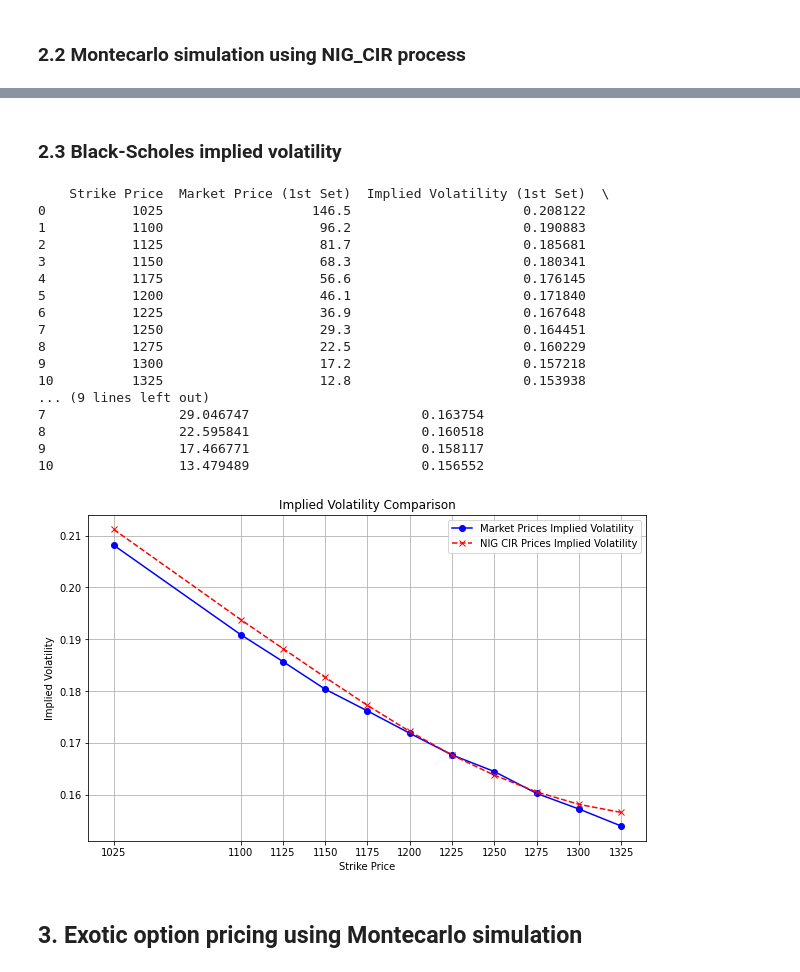
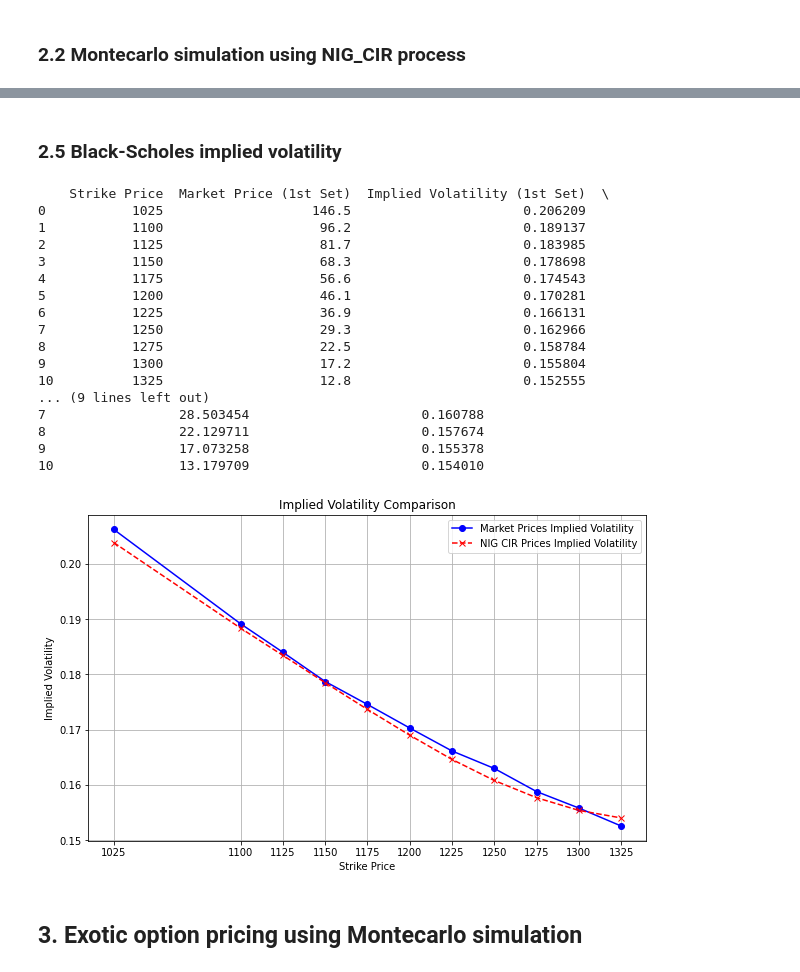
Before and after one commit to FabbriSimo001/LPA_Stochastic_Volatility, a Jupyter notebook: LPA-Group_Assignment.ipynb, the cells around one changed output, grey strips where cells are left out. Drawn from its saved outputs; the diff is of its cells as text; code cells hidden in the pictures.

```diff
--- a/LPA-Group_Assignment.ipynb
+++ b/LPA-Group_Assignment.ipynb
@@ -344,11 +346,23 @@ def risk_neutral (r, q, u, t, kappa, eta, lambda_, y0):
     # new u (suggested by professor)
     #u = -1*delta*(cmath.sqrt(alpha*alpha-(beta+1)**2) - cmath.sqrt(alpha*alpha-beta*beta))
     # Calculate gamma (γ)
-    gamma = math.sqrt(kappa*kappa - 2 * (lambda_*lambda_) * u)
-    # Calculate the expression
-    numerator = math.exp((kappa*kappa * eta * t) / (lambda_*lambda_)) * math.exp((2 * y0 * u) / (kappa + gamma * (math.cosh(gamma * t / 2)/math.sinh(gamma * t / 2))))
-    denominator = (math.cosh(gamma * t / 2) + (kappa * math.sinh(gamma * t / 2)) / gamma) ** (2 * kappa * eta / (lambda_**2))
-    exp_iuYt_y0 = numerator / denominator
-    result = ((math.exp((r-q)*t))/exp_iuYt_y0)
+    if(t>0):
+        gamma = math.sqrt(kappa*kappa - 2 * (lambda_*lambda_) * u)
+        # Calculate the expression
+        numerator = math.exp((kappa*kappa * eta * t) / (lambda_*lambda_)) * math.exp((2 * y0 * u) / (kappa + gamma * (math.cosh(gamma * t / 2)/math.sinh(gamma * t / 2))))
+        denominator = (math.cosh(gamma * t / 2) + (kappa * math.sinh(gamma * t / 2)) / gamma) ** (2 * kappa * eta / (lambda_**2))
+        exp_iuYt_y0 = numerator / denominator
+        result = ((math.exp((r-q)*t))/exp_iuYt_y0)
+    else:
+        return 1
 
     return result
+
+def apply_risk_neutral (r, q, u, tarray, price_process, kappa, eta, lambda_, y0):
+    i=0
+    copyprocess = price_process
+    for element in tarray:
+        risk_neutral_ = risk_neutral (r, q, u, element, kappa, eta, lambda_, y0)
+        copyprocess[i]=copyprocess[i]*risk_neutral_
+        i=i+1
+    return copyprocess
@@ -380,9 +526,9 @@ u = -1*delta*(math.sqrt(alpha*alpha-(beta+1)**2) - math.sqrt(alpha*alpha-beta*be
 for i in range(num_paths):
     # Generate a new set of daily log returns for this trajectory
     time, levy_process = get_NIG_CIR(kappa, eta, lambda_, y0, T, N, alpha, beta, delta)
-    risk_neutral_ =  risk_neutral (r, q, u, T, kappa, eta, lambda_, y0)
     prices = starting_price * np.exp(levy_process)
-    paths[1:, i] = prices  # Convert log returns to price path
+    risk_neutral_prices =  apply_risk_neutral (r, q, u, np.linspace(0, T, N), prices, kappa, eta, lambda_, y0)
+    paths[1:, i] = risk_neutral_prices  # Convert log returns to price path
 # Plot the 100 simulated paths
 plt.figure(figsize=(12, 6))
 for i in range(num_paths):
@@ -445,14 +591,14 @@ def get_montecarlo_nig_cir_call(kappa, eta, lambda_, y0, T, N, alpha, beta, delt
     for i in range(num_paths):
         # Generate a new set of daily log returns for this trajectory
         time, levy_process = get_NIG_CIR(kappa, eta, lambda_, y0, T, N, alpha, beta, delta)
-        prices = starting_price * np.exp(levy_process) * risk_neutral_
+        prices = starting_price * np.exp(levy_process) * risk_neutral_ #*Works only as a risk neutral correction for the final price
         # Calculate payoffs for each strike on the same price path
         final_price = prices[-1]
         for strike in strikes:
             payoff = max(final_price - strike, 0)  # Call option payoff formula
             strike_payoffs[strike].append(payoff)
     # Calculate the average payoff for each strike and return results
-    option_prices = {strike: math.exp(-(r-q)*N/252)*statistics.mean(payoffs) for strike, payoffs in strike_payoffs.items()}
+    option_prices = {strike: math.exp(-(r)*N/252)*statistics.mean(payoffs) for strike, payoffs in strike_payoffs.items()}
     return option_prices
 
 def get_montecarlo_nig_call(N, alpha, beta, delta, r, q, starting_price, strikes, num_paths):
@@ -472,13 +618,13 @@ def get_montecarlo_nig_call(N, alpha, beta, delta, r, q, starting_price, strikes
     for i in range(num_paths):
         # Generate a new set of daily log returns for this trajectory
         time, levy_process = get_NIG(t, alpha, beta, delta)
-        prices = starting_price * np.exp(levy_process) * risk_neutral_
+        prices = starting_price * np.exp(levy_process) * risk_neutral_ #*Works only as a risk neutral correction for the final price
         # Calculate payoffs for each strike on the same price path
         final_price = prices[-1]
         for strike in strikes:
             payoff = max(final_price - strike, 0)  # Call option payoff formula
             strike_payoffs[strike].append(payoff)
     # Calculate the average payoff for each strike and return results
-    option_prices = {strike: math.exp(-(r-q)*N/252)*statistics.mean(payoffs) for strike, payoffs in strike_payoffs.items()}
+    option_prices = {strike: math.exp(-(r)*N/252)*statistics.mean(payoffs) for strike, payoffs in strike_payoffs.items()}
     return option_prices
 # %% [markdown]
@@ -488,7 +634,7 @@ def get_montecarlo_nig_call(N, alpha, beta, delta, r, q, starting_price, strikes
 strikes = [1025, 1100, 1125, 1150, 1175, 1200, 1225, 1250, 1275, 1300, 1325]
 market_prices = [146.50, 96.20, 81.70, 68.30, 56.60, 46.10, 36.90, 29.30, 22.50, 17.20, 12.80]
 #Common paramters
-N = 230 # Business days From April 2002 to March 2003
+N = 234 #Business days From 18th April 2002 to 21th March 2003
 T_BS = N/252
 T_NIG_CIR = 1 #Always one
 # Black-Scholes parameters
@@ -642,6 +788,6 @@ The NIG model is better by 14.08%.
 [figure]
 # %% [markdown]
-### 2.3 Black-Scholes implied volatility
+### 2.5 Black-Scholes implied volatility
 # %%
 # Function to find the implied volatility using Brent's method
 def implied_volatility_call_brent(price, S, K, T, r, q):
@@ -665,55 +811,55 @@ nig_cir_prices = data_model["NIG_CIR Price"]
 r = 0.019
 q = 0.012
 S = 1124.47
-N = 230 # business days until the options' maturity
+N = 234 # business days until the options' maturity
 T = N / 252
 # Calculate implied volatilities for the first data set using Brent's method
 implied_vols1 = [implied_volatility_call_brent(price, S, K, T, r, q) for price, K in zip(market_prices, strikes)]
 # Calculate implied volatilities for the second data set using Brent's method
 implied_vols2 = [implied_volatility_call_brent(price, S, K, T, r, q) for price, K in zip(nig_cir_prices, strikes)]
 # Create a DataFrame to display the results
 data = {
     'Strike Price': strikes,
     'Market Price (1st Set)': market_prices,
     'Implied Volatility (1st Set)': implied_vols1,
     'NIG CIR Price (2nd Set)': nig_cir_prices,
     'Implied Volatility (2nd Set)': implied_vols2
 }
 results_table = pd.DataFrame(data)
 # Display the results table
 print(results_table)
 # Plotting the implied volatilities
 plt.figure(figsize=(10, 6))
 # Plot for the first data set
 plt.plot(strikes, implied_vols1, marker='o', linestyle='-', color='b', label='Market Prices Implied Volatility')
 # Plot for the second data set
 plt.plot(strikes, implied_vols2, marker='x', linestyle='--', color='r', label='NIG CIR Prices Implied Volatility')
 plt.title('Implied Volatility Comparison')
 plt.xlabel('Strike Price')
 plt.ylabel('Implied Volatility')
 plt.xticks(strikes)
 plt.grid()
 plt.legend()
 plt.show()
 # %% [output]
     Strike Price  Market Price (1st Set)  Implied Volatility (1st Set)  \
-0           1025                   146.5                      0.208122
-1           1100                    96.2                      0.190883
-2           1125                    81.7                      0.185681
-3           1150                    68.3                      0.180341
-4           1175                    56.6                      0.176145
-5           1200                    46.1                      0.171840
-6           1225                    36.9                      0.167648
-7           1250                    29.3                      0.164451
-8           1275                    22.5                      0.160229
-9           1300                    17.2                      0.157218
-10          1325                    12.8                      0.153938
+0           1025                   146.5                      0.206209
+1           1100                    96.2                      0.189137
+2           1125                    81.7                      0.183985
+3           1150                    68.3                      0.178698
+4           1175                    56.6                      0.174543
+5           1200                    46.1                      0.170281
+6           1225                    36.9                      0.166131
+7           1250                    29.3                      0.162966
+8           1275                    22.5                      0.158784
+9           1300                    17.2                      0.155804
+10          1325                    12.8                      0.152555
 ... (9 lines left out)
-7                 29.046747                      0.163754
-8                 22.595841                      0.160518
-9                 17.466771                      0.158117
-10                13.479489                      0.156552
+7                 28.503454                      0.160788
+8                 22.129711                      0.157674
+9                 17.073258                      0.155378
+10                13.179709                      0.154010
-[figure, old version]
+[figure, new version]
 # %% [markdown]
 ## 3. Exotic option pricing using Montecarlo simulation
 # %% [markdown]
```
Also changed, not shown: parts of 18 cells of this notebook.
